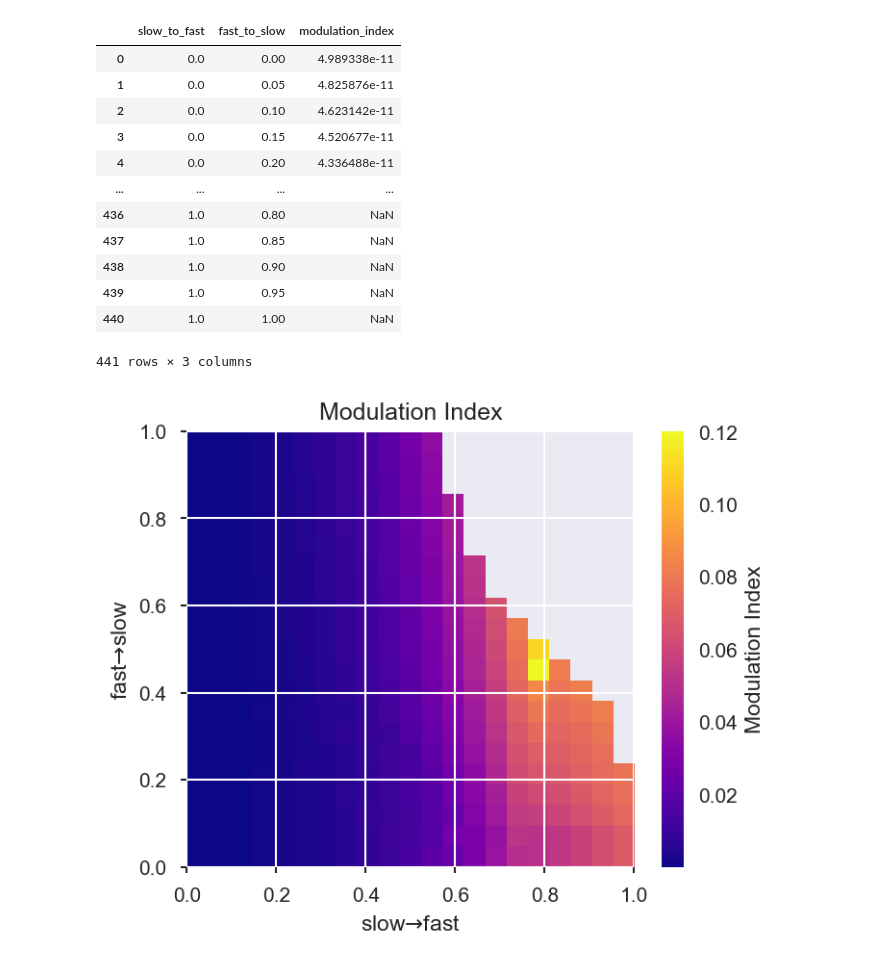
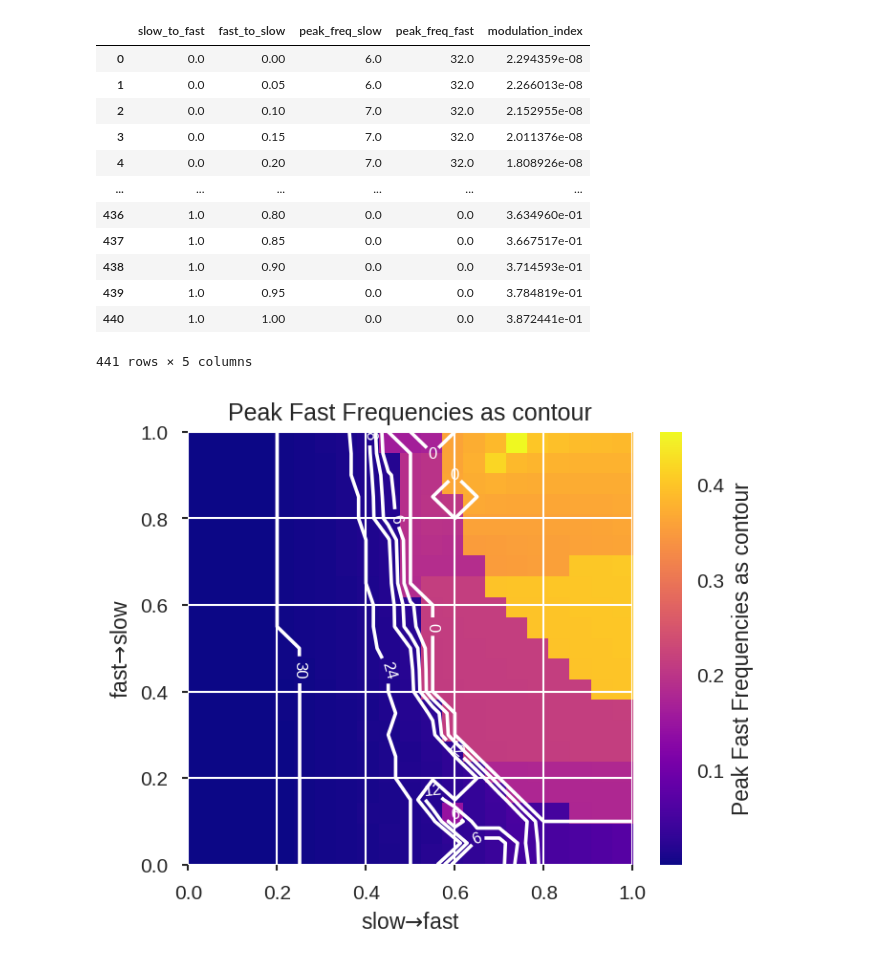
Before and after one commit to jajcayn/Hopf_CFC_analysis, a Jupyter notebook: parameters_exploration_Hopf.ipynb, the cells around one changed output. Drawn from its saved outputs; the diff is of its cells as text; code cells hidden in the pictures.

Commit message:
contour plots with peak frequencies

```diff
--- a/parameters_exploration_Hopf.ipynb
+++ b/parameters_exploration_Hopf.ipynb
@@ -66,7 +72,8 @@ def modulation_index(P):
         assert np.isclose(np.sum(P), 1)
     except AssertionError:
         print("Please normalize P!")
-    kl = np.log(n_bins) + np.sum(P * np.log(P))
+
+    kl = np.log(n_bins) + np.sum(P[P!=0] * np.log(P[P!=0]))
     return kl / np.log(n_bins)
 
 
@@ -115,14 +122,23 @@ def evaluateSimulation(traj):
     mean_bin_amp = mean_bin_amp / np.sum(mean_bin_amp)
     mi = modulation_index(mean_bin_amp)
 
-    result_dict = {"modulation_index": mi}
+
+    freq_slow, pow_slow = getPowerSpectrum(model.x.T[:, 0], dt=0.1, maxfr=40, spectrum_windowsize=1)
+    freq_fast, pow_fast = getPowerSpectrum(model.x.T[:, 1], dt=0.1, maxfr=40, spectrum_windowsize=1)
+
+    max_freq_fast = freq_fast[np.argmax(pow_fast)]
+    max_freq_slow = freq_slow[np.argmax(pow_slow)]
+
+
+    result_dict = {"modulation_index": mi, "peak_freq_fast": max_freq_fast, "peak_freq_slow": max_freq_slow}
+
     search.saveToPypet(result_dict, traj)
 # %%
 search = BoxSearch(
     model=model,
     evalFunction=evaluateSimulation,
     parameterSpace=parameters,
-    filename="Hopf_conn_test.hdf",
+    filename="Hopf_conn.hdf",
     ncores=6,
 )
 # %% [output]
@@ -153,3 +173,3 @@ MainProcess pypet.environment.Environment INFO     All runs of trajectory `resul
 # %%
-search.loadResults(all=True)
+search.loadResults()
 # %% [output]
@@ -167,27 +187,31 @@ MainProcess root INFO     All results loaded.
 # %%
 search.dfResults
 # %% [output]
-|  | slow_to_fast | fast_to_slow | modulation_index |
-| 0 | 0.0 | 0.00 | 4.989338e-11 |
-| 1 | 0.0 | 0.05 | 4.825876e-11 |
-| 2 | 0.0 | 0.10 | 4.623142e-11 |
-| 3 | 0.0 | 0.15 | 4.520677e-11 |
-| 4 | 0.0 | 0.20 | 4.336488e-11 |
-| ... | ... | ... | ... |
-| 436 | 1.0 | 0.80 | NaN |
-| 437 | 1.0 | 0.85 | NaN |
-| 438 | 1.0 | 0.90 | NaN |
-| 439 | 1.0 | 0.95 | NaN |
-| 440 | 1.0 | 1.00 | NaN |
+|  | slow_to_fast | fast_to_slow | peak_freq_slow | peak_freq_fast | modulation_index |
+| 0 | 0.0 | 0.00 | 6.0 | 32.0 | 2.294359e-08 |
+| 1 | 0.0 | 0.05 | 6.0 | 32.0 | 2.266013e-08 |
+| 2 | 0.0 | 0.10 | 7.0 | 32.0 | 2.152955e-08 |
+| 3 | 0.0 | 0.15 | 7.0 | 32.0 | 2.011376e-08 |
+| 4 | 0.0 | 0.20 | 7.0 | 32.0 | 1.808926e-08 |
+| ... | ... | ... | ... | ... | ... |
+| 436 | 1.0 | 0.80 | 0.0 | 0.0 | 3.634960e-01 |
+| 437 | 1.0 | 0.85 | 0.0 | 0.0 | 3.667517e-01 |
+| 438 | 1.0 | 0.90 | 0.0 | 0.0 | 3.714593e-01 |
+| 439 | 1.0 | 0.95 | 0.0 | 0.0 | 3.784819e-01 |
+| 440 | 1.0 | 1.00 | 0.0 | 0.0 | 3.872441e-01 |
-441 rows × 3 columns
+441 rows × 5 columns
 # %%
 eu.plotExplorationResults(
     search.dfResults,
     par1=["slow_to_fast", r"slow$\to$fast"],
     par2=["fast_to_slow", r"fast$\to$slow"],
     plot_key="modulation_index",
     nan_to_zero=False,
-    plot_key_label="Modulation Index",
+    plot_key_label= "Peak Fast Frequencies as contour",
+    contour="peak_freq_fast",
+    contour_levels=5,
+    contour_kwargs={ "clabel": True},
+
 )
 # %% [output]
-[figure, old version]
+[figure, new version]
```
Also changed, not shown: parts of 6 cells of this notebook.
